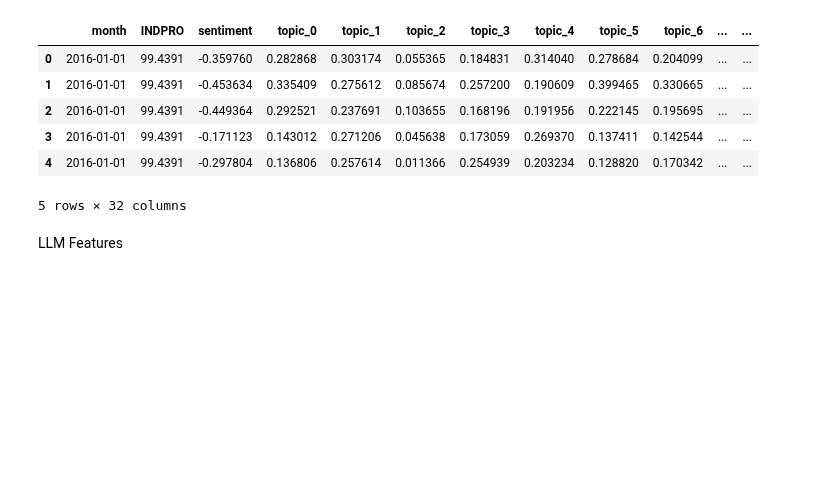
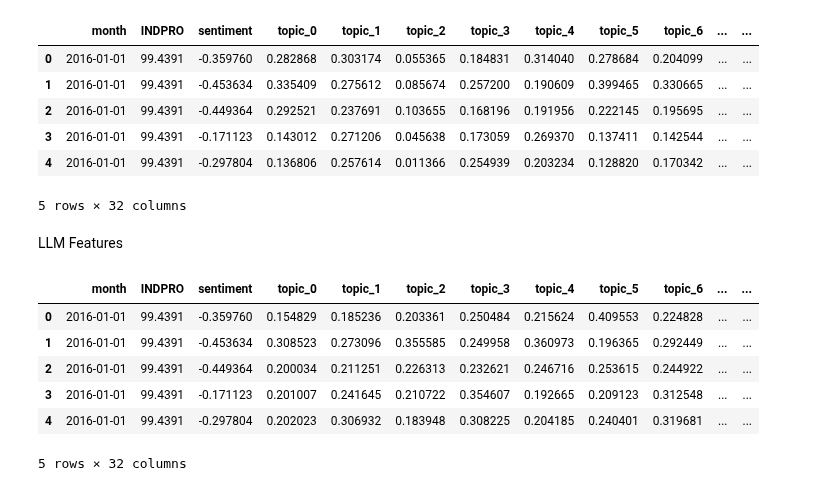
Before and after one commit to Benemrxr/project-ds4pp-eth2025, a Jupyter notebook: notebooks/04-feature-engineering.ipynb, the cells around one changed output. Drawn from its saved outputs; the diff is of its cells as text; code cells hidden in the pictures; blank space fills up the shorter version.

```diff
--- a/notebooks/04-feature-engineering.ipynb
+++ b/notebooks/04-feature-engineering.ipynb
@@ -102,6 +102,14 @@ create_features(
 LLM Features
 # %%
 create_features(
-    monthly_topic_shares_by_publisher_path="../data/processed/monthly_topic_shares_by_publisher_llm.csv",
-    features_path="../data/processed/features_llm_monthly.csv"
+    monthly_topic_shares_by_publisher_path="../data/processed/monthly_topic_shares_by_publisher_tinyllama.csv",
+    features_path="../data/processed/features_tinyllm_monthly.csv"
 )
+# %% [output]
+|  | month | INDPRO | sentiment | topic_0 | topic_1 | topic_2 | topic_3 | topic_4 | topic_5 | topic_6 | ... | ... |
+| 0 | 2016-01-01 | 99.4391 | -0.359760 | 0.154829 | 0.185236 | 0.203361 | 0.250484 | 0.215624 | 0.409553 | 0.224828 | ... | ... |
+| 1 | 2016-01-01 | 99.4391 | -0.453634 | 0.308523 | 0.273096 | 0.355585 | 0.249958 | 0.360973 | 0.196365 | 0.292449 | ... | ... |
+| 2 | 2016-01-01 | 99.4391 | -0.449364 | 0.200034 | 0.211251 | 0.226313 | 0.232621 | 0.246716 | 0.253615 | 0.244922 | ... | ... |
+| 3 | 2016-01-01 | 99.4391 | -0.171123 | 0.201007 | 0.241645 | 0.210722 | 0.354607 | 0.192665 | 0.209123 | 0.312548 | ... | ... |
+| 4 | 2016-01-01 | 99.4391 | -0.297804 | 0.202023 | 0.306932 | 0.183948 | 0.308225 | 0.204185 | 0.240401 | 0.319681 | ... | ... |
+5 rows × 32 columns
```
Also changed, not shown: 2 other files.
